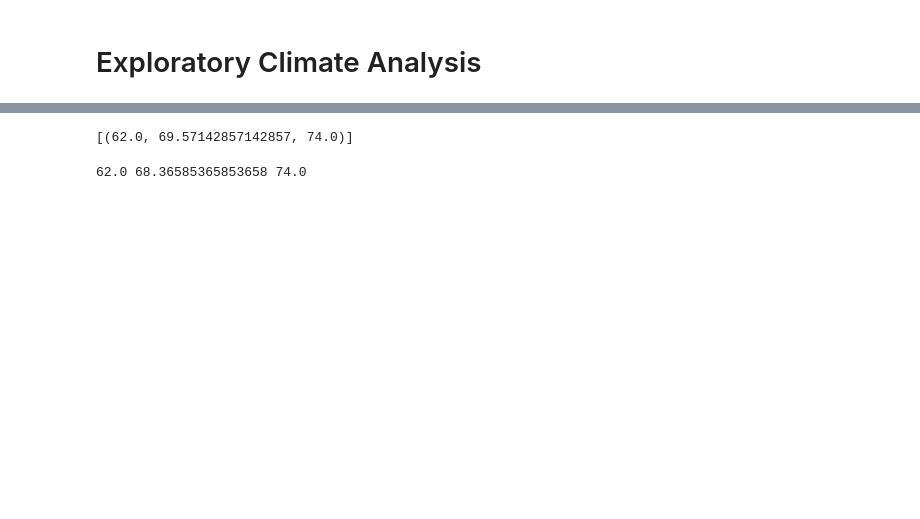
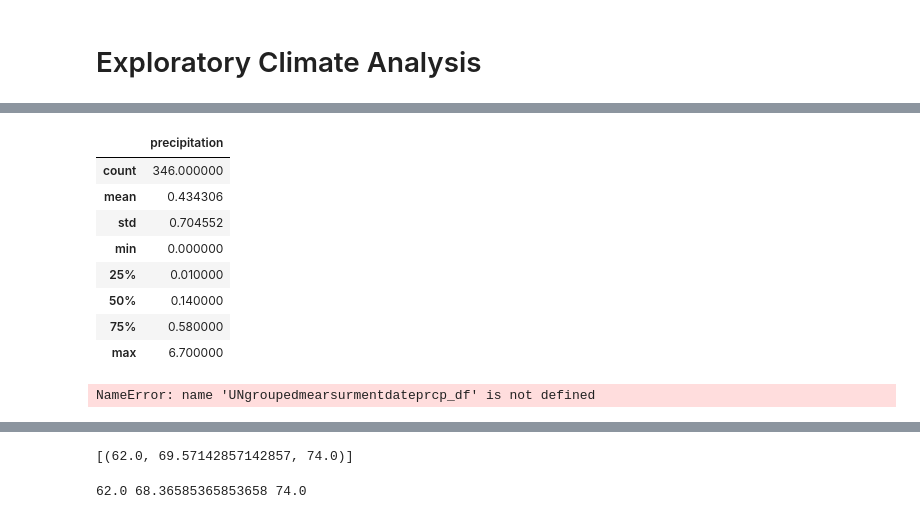
Before and after one commit to licia858/sqlalchemy, a Jupyter notebook: 10-Advanced-Data-Storage-and-Retrieval/Instructions/climate_starter.ipynb, the cells around one changed output, grey strips where cells are left out. Cells and saved outputs as stored; diff of their text form; code cells hidden in the pictures; blank space fills up the shorter version.

```diff
--- a/10-Advanced-Data-Storage-and-Retrieval/Instructions/climate_starter.ipynb
+++ b/10-Advanced-Data-Storage-and-Retrieval/Instructions/climate_starter.ipynb
@@ -53,5 +150,24 @@ session = Session(engine)
 ![precipitation](Images/precipitation.png)
 # %%
 # Use Pandas to calcualte the summary statistics for the precipitation data
+#with the groupby
+groupedmearsurmentdateprcp_df = pd.DataFrame(query_dates, columns = ['date', 'precipitation'])
+groupedmearsurmentdateprcp_df.set_index('date', inplace=True)
+# %% [output]
+|  | precipitation |
+| count | 346.000000 |
+| mean | 0.434306 |
+| std | 0.704552 |
+| min | 0.000000 |
+| 25% | 0.010000 |
+| 50% | 0.140000 |
+| 75% | 0.580000 |
+| max | 6.700000 |
+# %%
+UNgroupedmearsurmentdateprcp_df_df = pd.DataFrame(Whole_query_dates, columns = ['date', 'precipitation'])
+UNgroupedmearsurmentdateprcp_df.set_index('date', inplace=True)
+UNgroupedmearsurmentdateprcp_df.describe()
+# %% [output]
+NameError: name 'UNgroupedmearsurmentdateprcp_df' is not defined
 # %% [markdown]
 ![describe](Images/describe.png)
```
Also changed, not shown: parts of 26 cells of this notebook, 2 other files.
